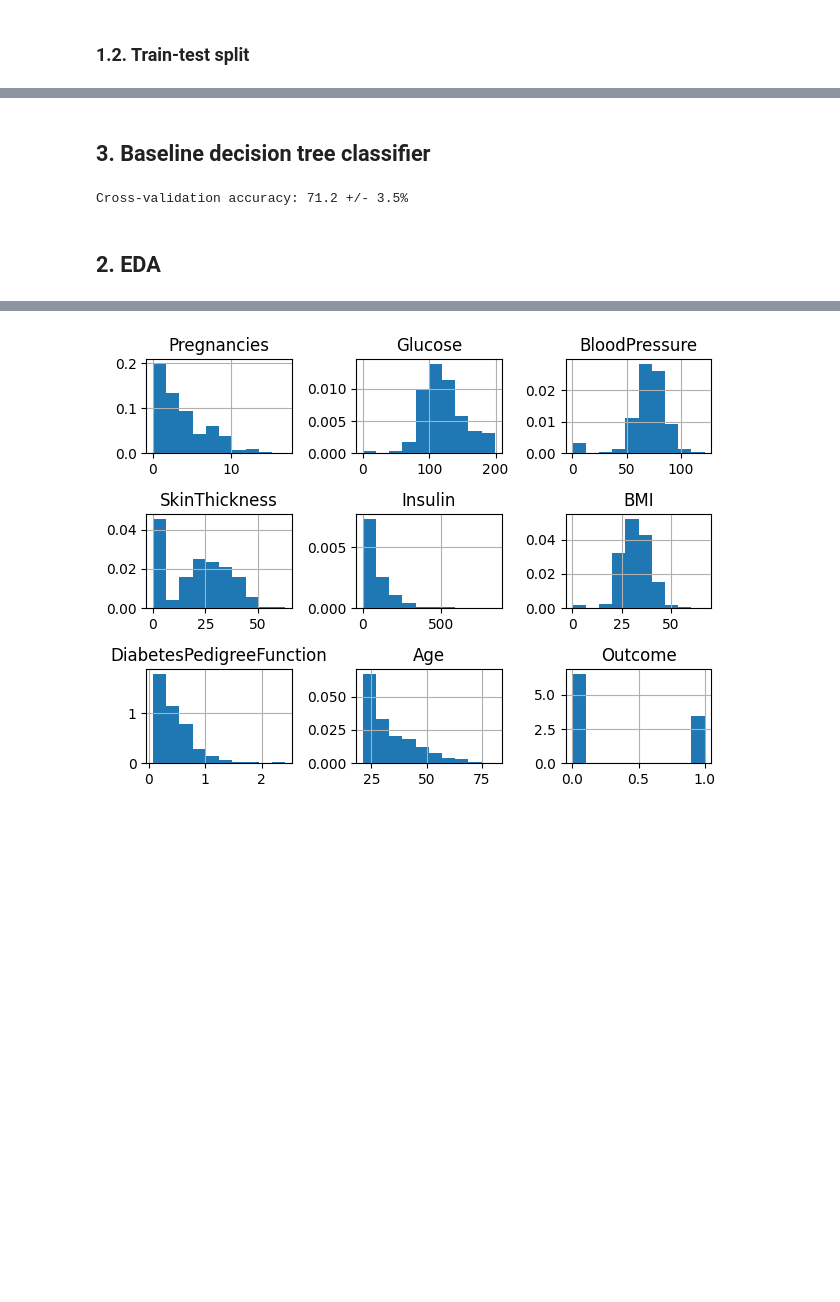
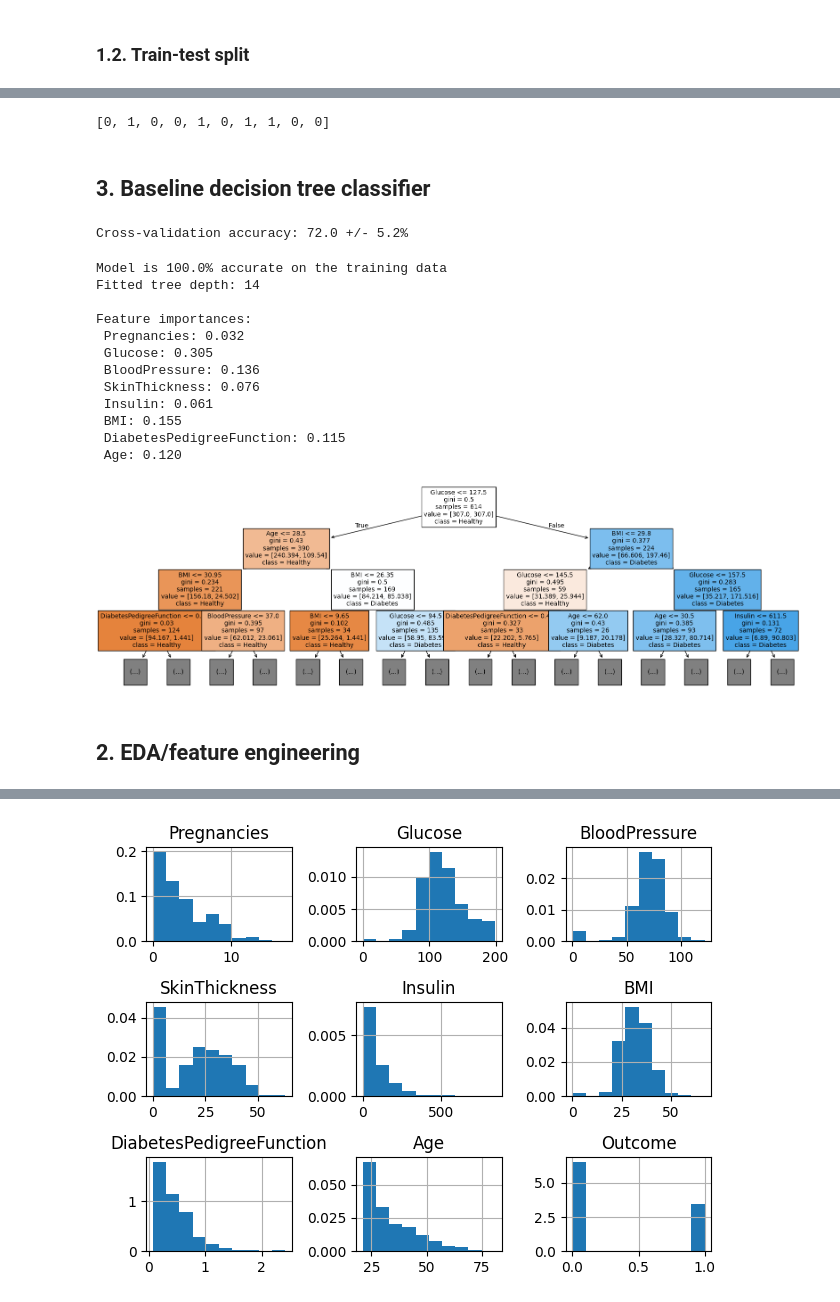
Before and after one commit to 4GeeksAcademy/tdk-gperdrizet-ML-web-app-using-Flask, a Jupyter notebook: src/solution.ipynb, the cells around one changed output, grey strips where cells are left out. Drawn from its saved outputs; the diff is of its cells as text; code cells hidden in the pictures; blank space fills up the shorter version.

Commit message:
Cleaned up, added classifier cross-validation performance plots.

```diff
--- a/src/solution.ipynb
+++ b/src/solution.ipynb
@@ -36,2 +77,6 @@ testing_df.reset_index(inplace=True, drop=True)
+# %%
+list(training_labels[:10])
+# %% [output]
+[0, 1, 0, 0, 1, 0, 1, 1, 0, 0]
 # %% [markdown]
 ## 3. Baseline decision tree classifier
@@ -46,16 +87,69 @@ from sklearn.metrics import accuracy_score
 
 # Run cross-validation
 scores=cross_val_score(
-    DecisionTreeClassifier(random_state=random_seed, class_weight='balanced'),
+    DecisionTreeClassifier(random_state=random_seed, class_weight=class_weights),
     training_features,
     training_labels,
-    cv=StratifiedKFold(7),
+    cv=StratifiedKFold(folds),
     n_jobs=-1,
     scoring='accuracy'
 )
 
+# Collect the scores so we can plot and compare later
+experiments={'Baseline': scores * 100}
+
 print(f'Cross-validation accuracy: {(scores.mean() * 100):.1f} +/- {(scores.std() * 100):.1f}%')
 # %% [output]
-Cross-validation accuracy: 71.2 +/- 3.5%
+Cross-validation accuracy: 72.0 +/- 5.2%
+# %%
+# Let's take a look at the tree
+import matplotlib.pyplot as plt
+from sklearn import tree
+
+model=DecisionTreeClassifier(random_state=random_seed, class_weight='balanced')
+fit_result=model.fit(training_features, training_labels)
+
+# Make predictions from test set features
+predicted_labels=model.predict(training_features)
+
+# Score predictions for accuracy
+percent_accuracy=accuracy_score(training_labels, predicted_labels) * 100
+
+# Show some details about the model
+print(f'\nModel is {percent_accuracy:.1f}% accurate on the training data')
+print(f'Fitted tree depth: {fit_result.tree_.max_depth}')
+print('\nFeature importances:')
+
+for feature, importance in zip(training_features.columns, fit_result.tree_.compute_feature_importances()):
+    print(f' {feature}: {importance:.3f}')
+
+print()
+
+# Plot the first few levels of the tree
+fig=plt.figure(figsize=(20,6))
+
+tree.plot_tree(model,
+    feature_names=list(training_features.columns),
+    class_names=['Healthy', 'Diabetes'],
+    filled=True,
+    fontsize=10,
+    max_depth=3
+)
+
+plt.show()
+# %% [output]
+Model is 100.0% accurate on the training data
+Fitted tree depth: 14
+
+Feature importances:
+ Pregnancies: 0.032
+ Glucose: 0.305
+ BloodPressure: 0.136
+ SkinThickness: 0.076
+ Insulin: 0.061
+ BMI: 0.155
+ DiabetesPedigreeFunction: 0.115
+ Age: 0.120
+[figure, added]
 # %% [markdown]
-## 2. EDA
+## 2. EDA/feature engineering
```
Also changed, not shown: parts of 52 cells of this notebook.
